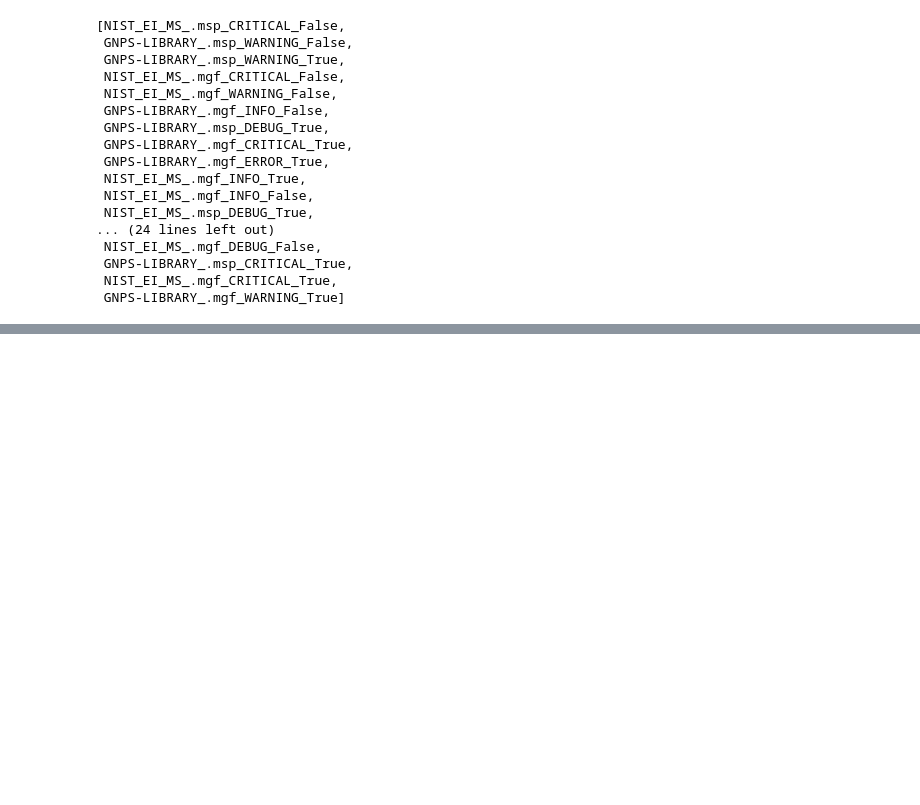
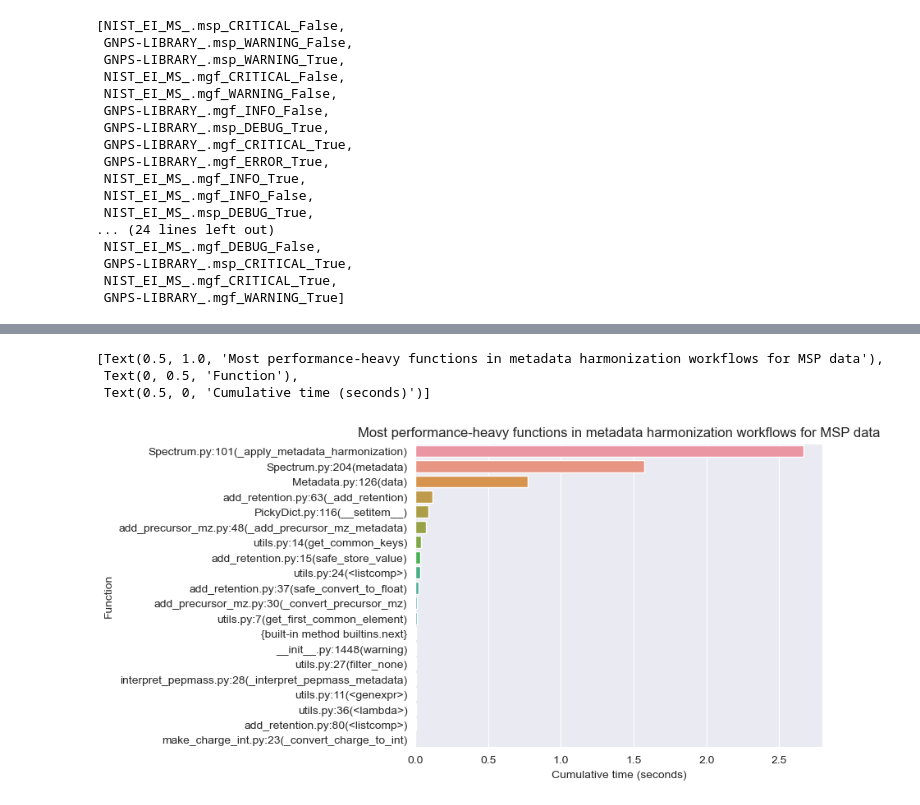
Before and after one commit to maximskoryk/matchms, a Jupyter notebook: benchmarking/profile_analysis.ipynb, the cells around one changed output, grey strips where cells are left out. Saved outputs shown, nothing was run; the diff lists cells and outputs as text; code cells hidden in the pictures; blank space fills up the shorter version.

Commit message:
set time to cumtime; update notebook

```diff
--- a/benchmarking/profile_analysis.ipynb
+++ b/benchmarking/profile_analysis.ipynb
@@ -194,0 +152,5 @@ Runtime: 183.58 seconds
+# %%
+msp_harmonized = sorted([p for p in profiles if p.harmonization and p.fileformat == "msp"], key=lambda x: x.profile_name)
+msp_unharmonized = sorted([p for p in profiles if not p.harmonization and p.fileformat == "msp"], key=lambda x: x.profile_name)
+mgf_harmonized = sorted([p for p in profiles if p.harmonization and p.fileformat == "mgf"], key=lambda x: x.profile_name)
+mgf_unharmonized = sorted([p for p in profiles if not p.harmonization and p.fileformat == "mgf"], key=lambda x: x.profile_name)
@@ -194,0 +196,7 @@ Runtime: 183.58 seconds
+# %%
+msp_harmonized_prof = msp_harmonized[0].profile
+msp_unharmonized_prof = msp_unharmonized[0].profile
+# %%
+# find difference set of called functions between harmonized and unharmonized
+set_difference_msp = msp_harmonized_prof[~msp_harmonized_prof["filename:lineno(function)"].isin(msp_unharmonized_prof["filename:lineno(function)"])].sort_values(by="cumtime", ascending=False)
+set_difference_msp
@@ -194,0 +221,12 @@ Runtime: 183.58 seconds
+# %%
+sns.barplot(data=set_difference_msp,
+            x="cumtime",
+            y="filename:lineno(function)")\
+    .set(title="Most performance-heavy functions in metadata harmonization workflows for MSP data",
+         ylabel="Function",
+         xlabel="Cumulative time (seconds)")
+# %% [output]
+[Text(0.5, 1.0, 'Most performance-heavy functions in metadata harmonization workflows for MSP data'),
+ Text(0, 0.5, 'Function'),
+ Text(0.5, 0, 'Cumulative time (seconds)')]
+[figure, added]
```
Also changed, not shown: parts of 16 cells of this notebook, 1 other file.
